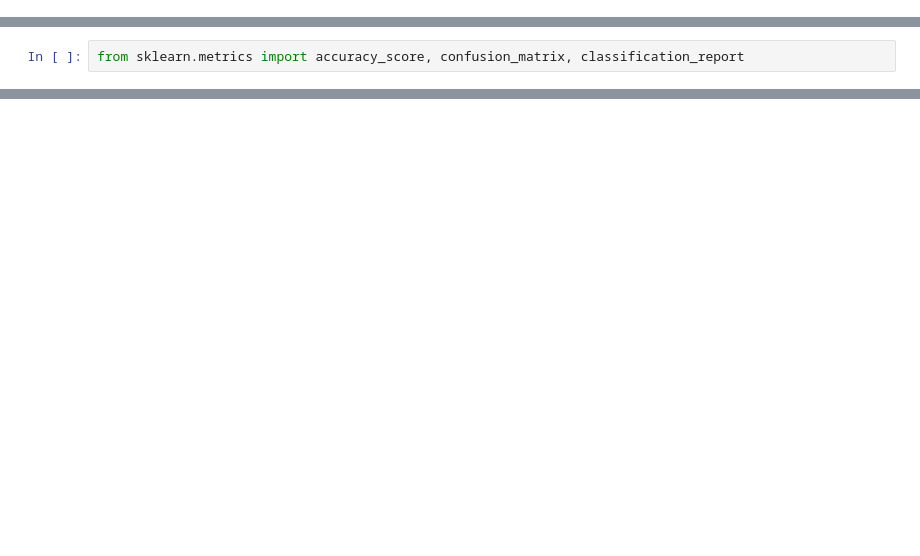
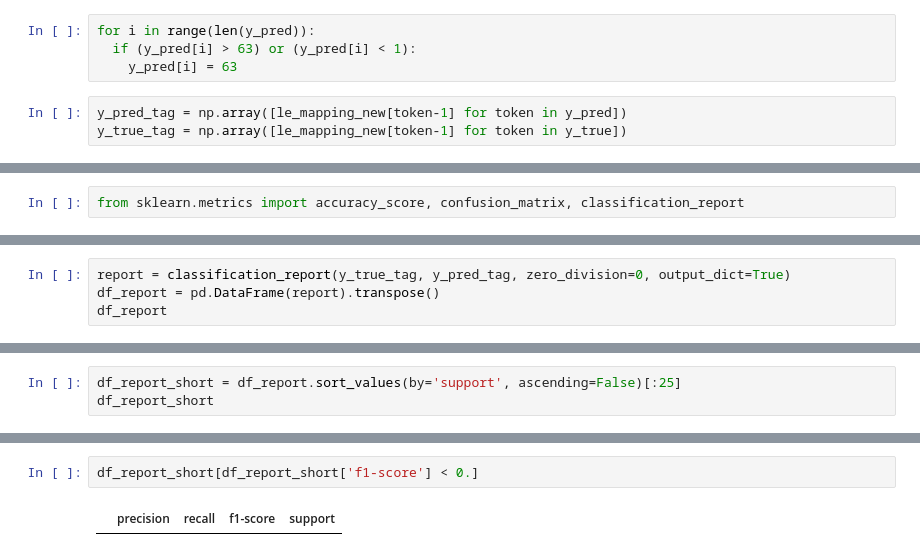
Before and after one commit to rachit-0032/WIESP-NER, a Jupyter notebook: univ-project-2lstm.ipynb, the cells around one changed output, grey strips where cells are left out. Saved outputs shown, nothing was run; the diff lists cells and outputs as text; blank space fills up the shorter version.

```diff
--- a/univ-project-2lstm.ipynb
+++ b/univ-project-2lstm.ipynb
@@ -595,0 +905,7 @@ len(test_tags[4])
+# %%
+for i in range(len(y_pred)):
+  if (y_pred[i] > 63) or (y_pred[i] < 1):
+    y_pred[i] = 63
+# %%
+y_pred_tag = np.array([le_mapping_new[token-1] for token in y_pred])
+y_true_tag = np.array([le_mapping_new[token-1] for token in y_true])
@@ -616,0 +938,4 @@ test_tags[0]
+# %%
+report = classification_report(y_true_tag, y_pred_tag, zero_division=0, output_dict=True)
+df_report = pd.DataFrame(report).transpose()
+df_report
@@ -616,0 +956,3 @@ test_tags[0]
+# %%
+df_report_short = df_report.sort_values(by='support', ascending=False)[:25]
+df_report_short
@@ -616,0 +977,4 @@ test_tags[0]
+# %%
+df_report_short[df_report_short['f1-score'] < 0.]
+# %% [output]
+|  | precision | recall | f1-score | support |
```
Also changed, not shown: parts of 61 cells of this notebook, 1 other file.
